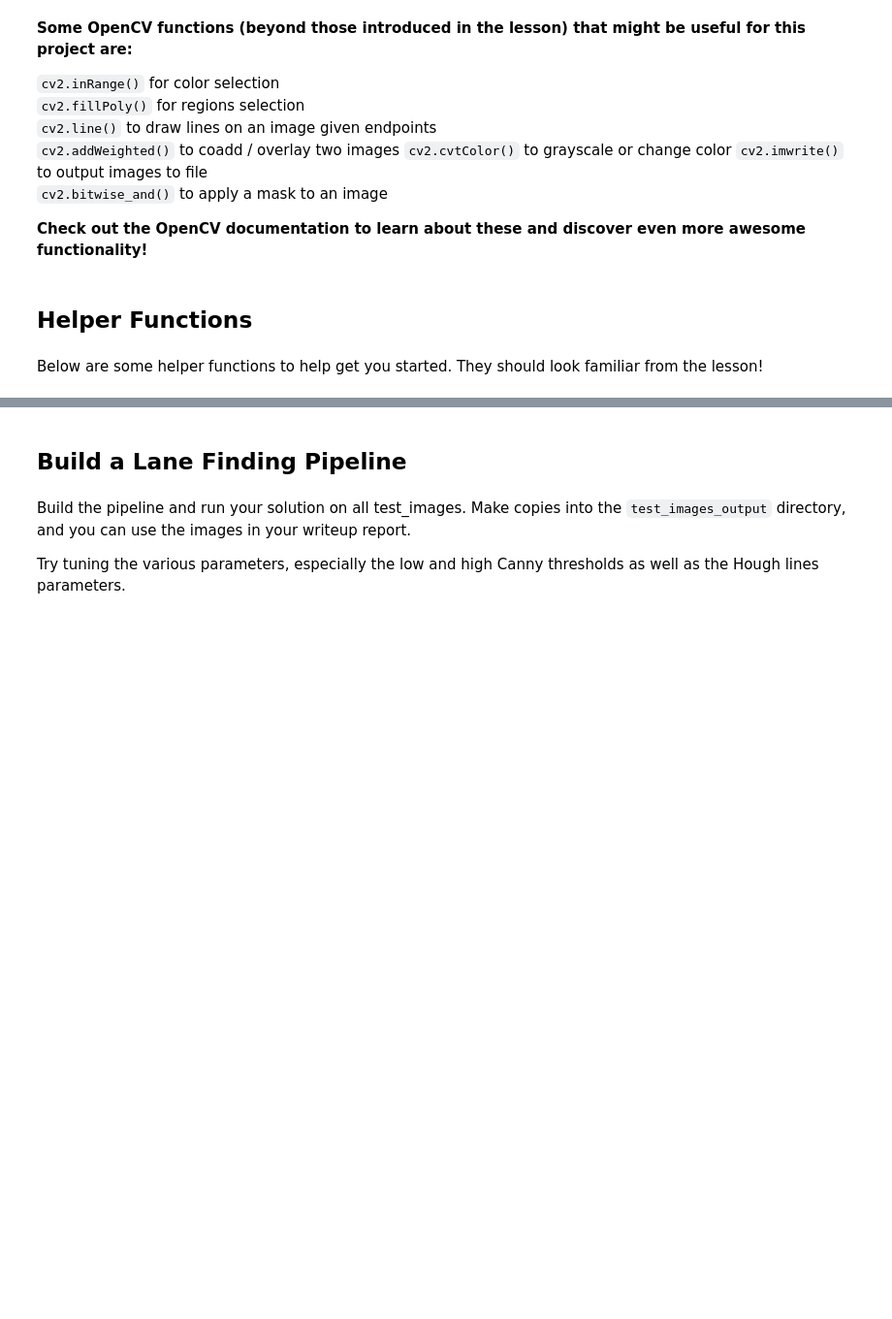
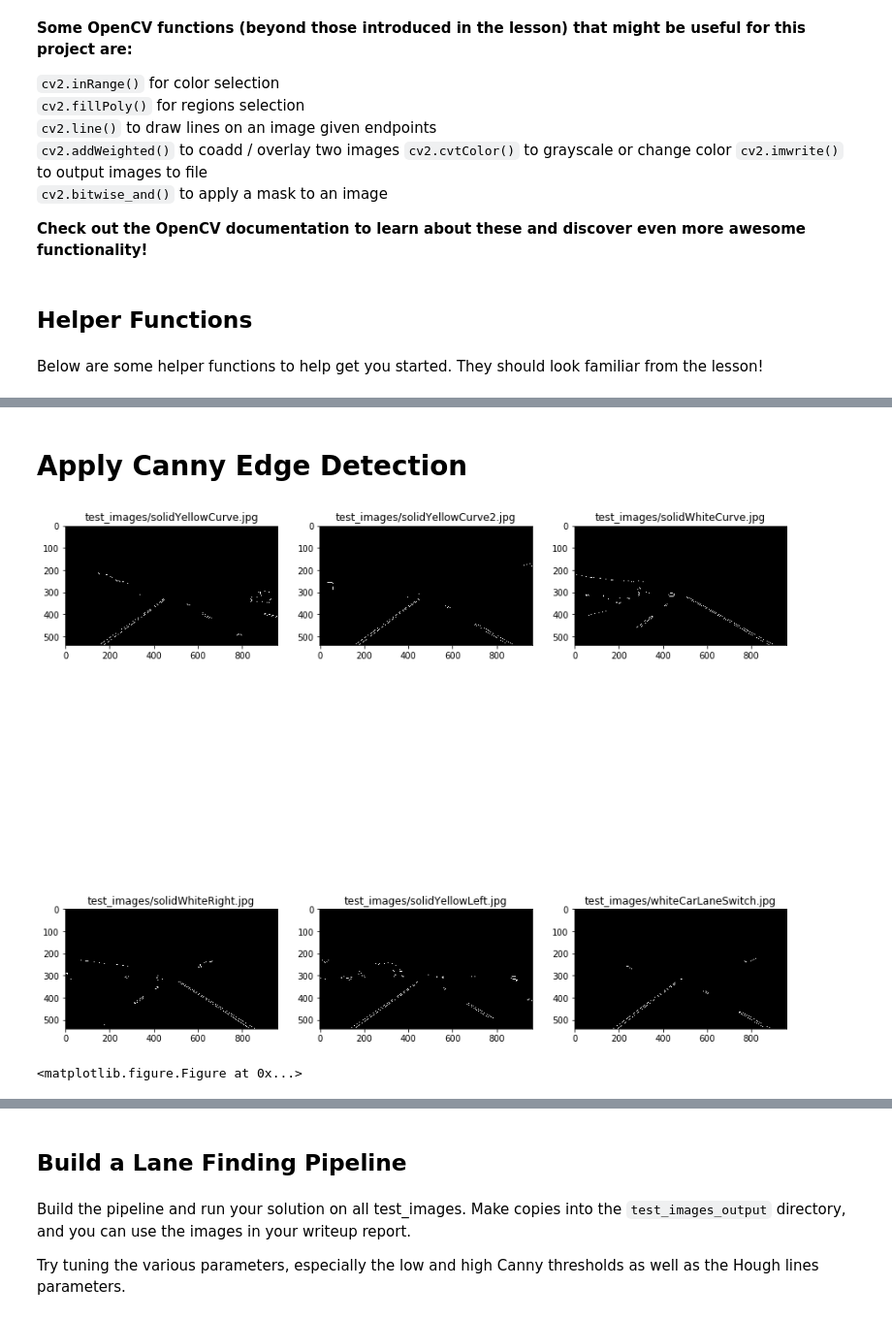
Before and after one commit to girmanokia/Udacity_SDCN, a Jupyter notebook: P1.ipynb, the cells around one changed output, grey strips where cells are left out. Shown at 97% size. Cells and saved outputs as stored; diff of their text form; code cells hidden in the pictures; blank space fills up the shorter version.

```diff
--- a/P1.ipynb
+++ b/P1.ipynb
@@ -242,0 +246,18 @@ def lane_finder(image):
+# %% [markdown]
+# Apply Canny Edge Detection
+# %%
+#Apply canny edge detection
+
+LOW_THRESHOLD = 90 # Low threshold value for canny edge detection
+HIGH_THRESHOLD = 180 # high threshold value for canny edge detection
+def canny_image_list(blur_image_list, LOW_THRESHOLD , HIGH_THRESHOLD):
+    canny_image_list = []
+    for blur in blur_image_list:
+        canny_image_list.append(canny(blur , LOW_THRESHOLD , HIGH_THRESHOLD))
+    plot_gray_images(canny_image_list, fig_size=(15, 15))
+    return canny_image_list
+#plot grayscale images
+canny_image_list = canny_image_list(blur_image_list , LOW_THRESHOLD, HIGH_THRESHOLD)
+# %% [output]
+[figure, added]
+<matplotlib.figure.Figure at 0x...>
```
Also changed, not shown: parts of 17 cells of this notebook, 5 other files.
